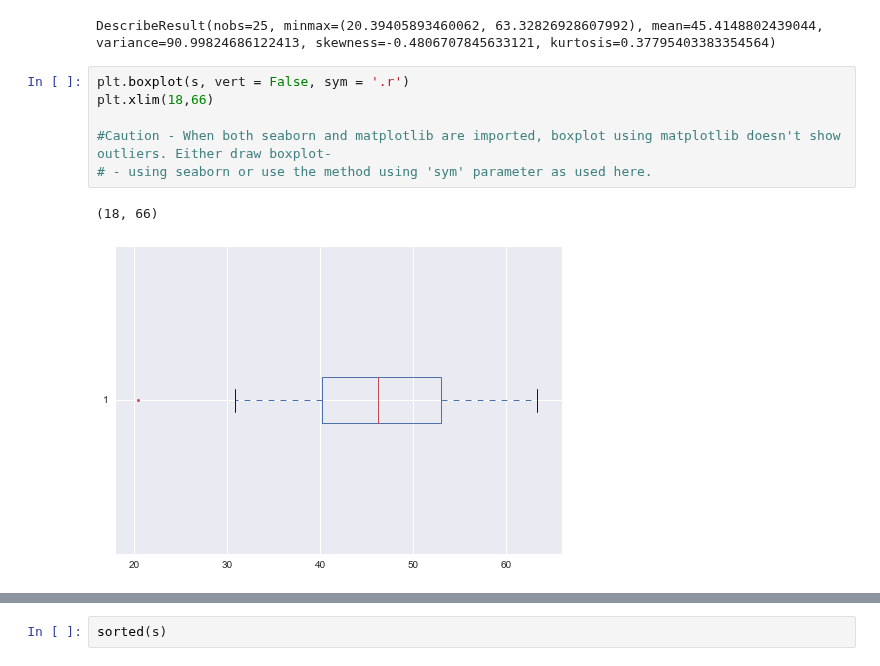
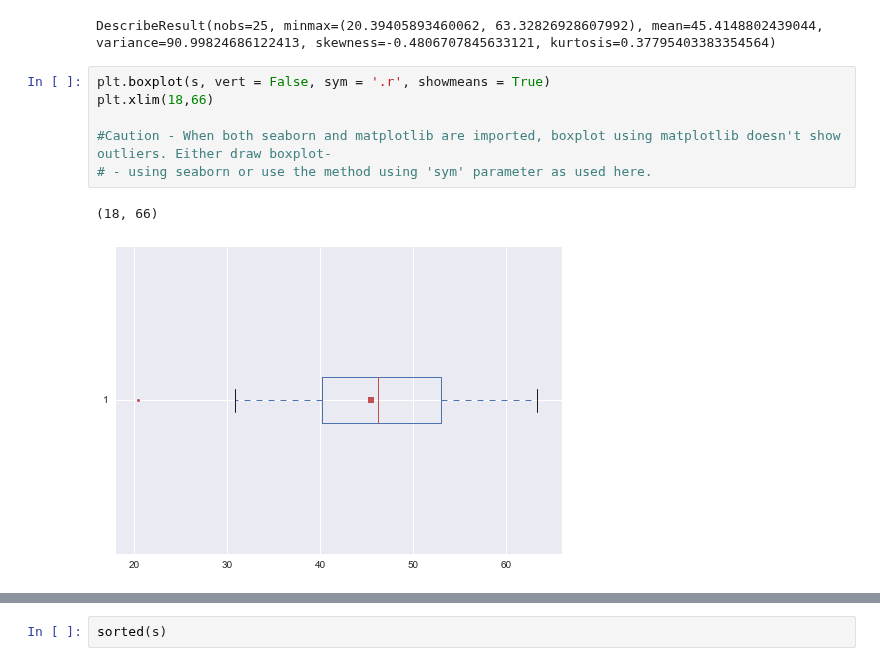
Before and after one commit to mayankkaizen/jupyter-notebooks, a Jupyter notebook: ML and DS/ML- Stats and Probability.ipynb, the cells around one changed output, grey strips where cells are left out. Saved outputs shown, nothing was run; the diff lists cells and outputs as text.

```diff
--- a/ML and DS/ML- Stats and Probability.ipynb
+++ b/ML and DS/ML- Stats and Probability.ipynb
@@ -661,11 +661,11 @@ stats.describe(s)
 # %% [output]
 DescribeResult(nobs=25, minmax=(20.39405893460062, 63.32826928607992), mean=45.4148802439044, variance=90.99824686122413, skewness=-0.4806707845633121, kurtosis=0.37795403383354564)
 # %%
-plt.boxplot(s, vert = False, sym = '.r')
+plt.boxplot(s, vert = False, sym = '.r', showmeans = True)
 plt.xlim(18,66)
 
 #Caution - When both seaborn and matplotlib are imported, boxplot using matplotlib doesn't show outliers. Either draw boxplot-
 # - using seaborn or use the method using 'sym' parameter as used here.
 # %% [output]
 (18, 66)
-[figure, old version]
+[figure, new version]
```
Also changed, not shown: parts of 56 cells of this notebook, 5 other files.
